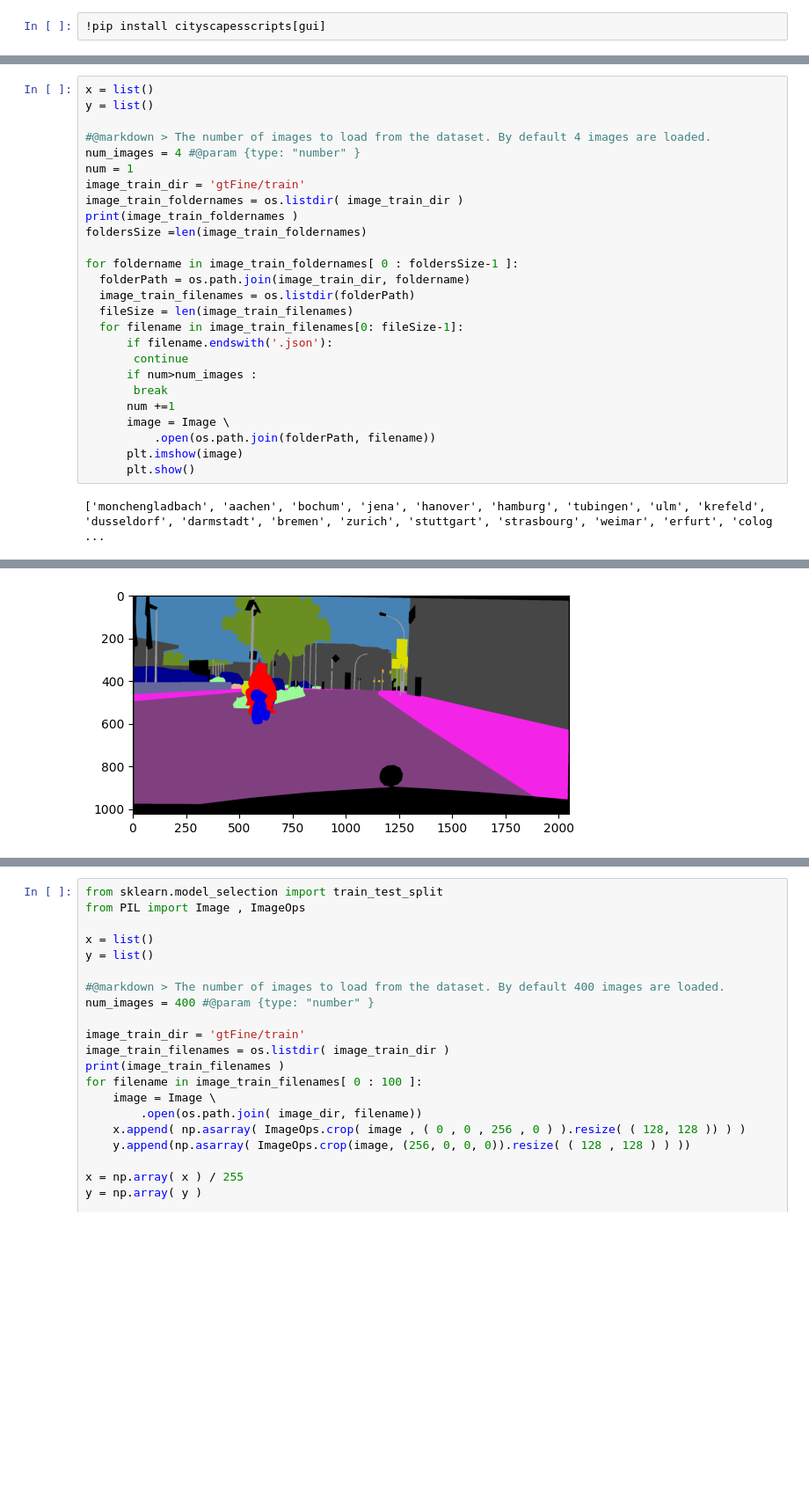
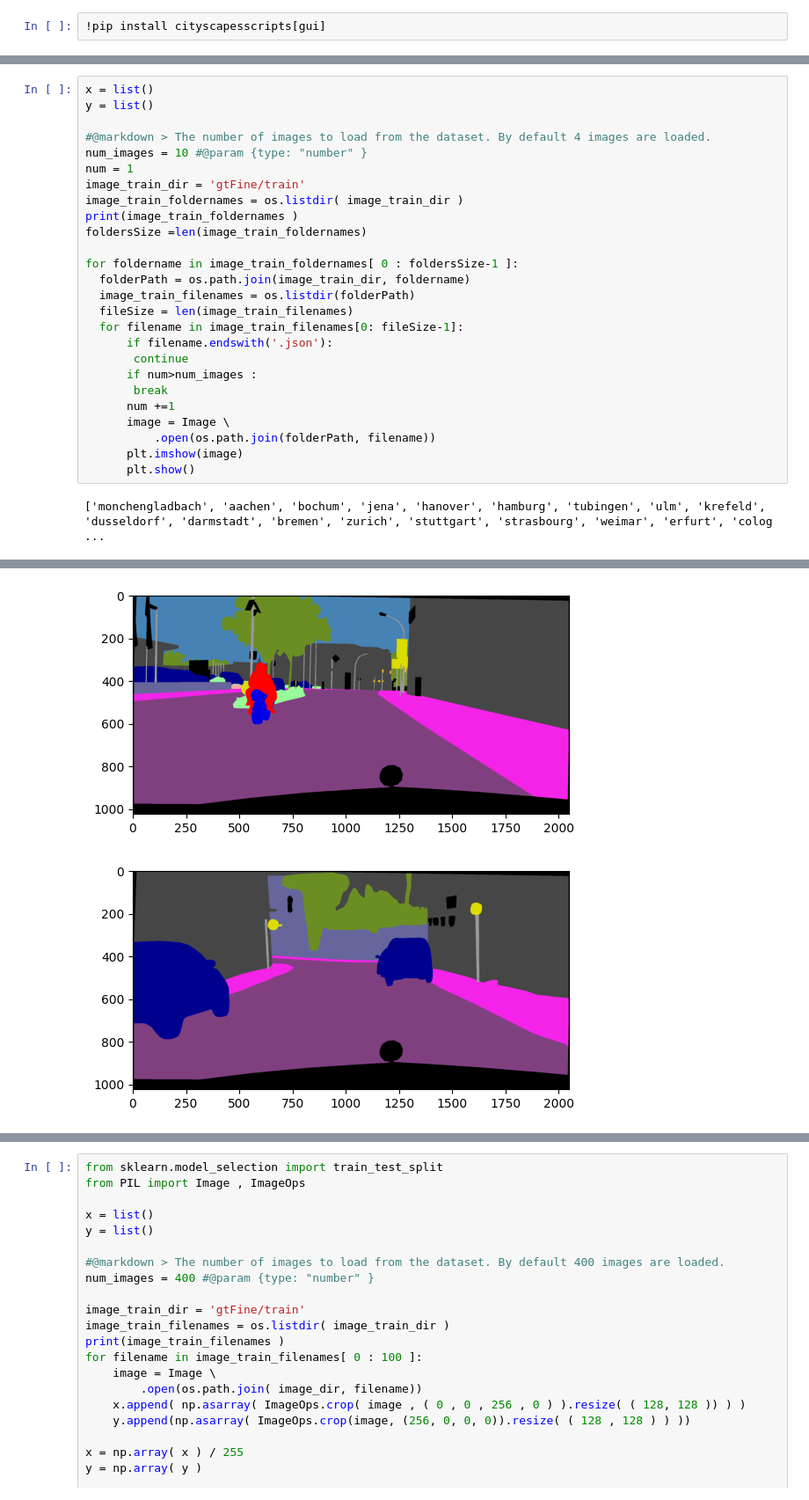
Before and after one commit to faezehmontazeri/IPM-AISummer2023, a Jupyter notebook: Sohrevardi.ipynb, the cells around one changed output, grey strips where cells are left out. Shown: that part at 88% size. Cells and saved outputs as stored; diff of their text form; blank space fills up the shorter version.

```diff
--- a/Sohrevardi.ipynb
+++ b/Sohrevardi.ipynb
@@ -70,31 +85,32 @@ import matplotlib.pyplot as plt
 x = list()
 y = list()
 
 #@markdown > The number of images to load from the dataset. By default 4 images are loaded.
-num_images = 4 #@param {type: "number" }
+num_images = 10 #@param {type: "number" }
 num = 1
 image_train_dir = 'gtFine/train'
 image_train_foldernames = os.listdir( image_train_dir )
 print(image_train_foldernames )
 foldersSize =len(image_train_foldernames)
 
 for foldername in image_train_foldernames[ 0 : foldersSize-1 ]:
   folderPath = os.path.join(image_train_dir, foldername)
   image_train_filenames = os.listdir(folderPath)
   fileSize = len(image_train_filenames)
   for filename in image_train_filenames[0: fileSize-1]:
 	  if filename.endswith('.json'):
 	   continue
 	  if num>num_images :
 	   break
 	  num +=1
 	  image = Image \
 		  .open(os.path.join(folderPath, filename))
 	  plt.imshow(image)
 	  plt.show()
 # %% [output]
 ['monchengladbach', 'aachen', 'bochum', 'jena', 'hanover', 'hamburg', 'tubingen', 'ulm', 'krefeld', 'dusseldorf', 'darmstadt', 'bremen', 'zurich', 'stuttgart', 'strasbourg', 'weimar', 'erfurt', 'colog ...
 [figure]
 [figure]
 [figure]
 [figure]
+[figure, added]
```
Also changed, not shown: parts of 4 cells of this notebook.
